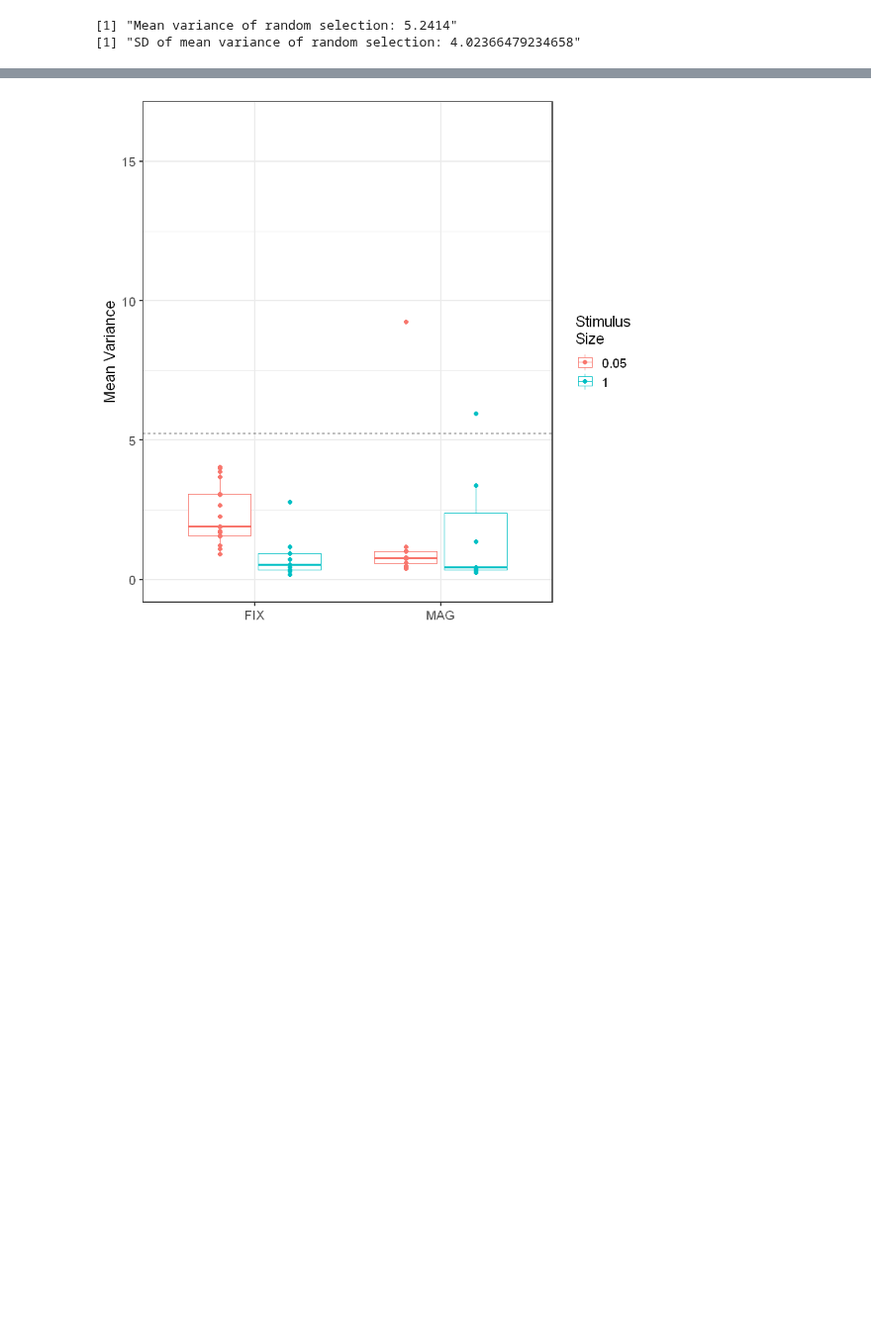
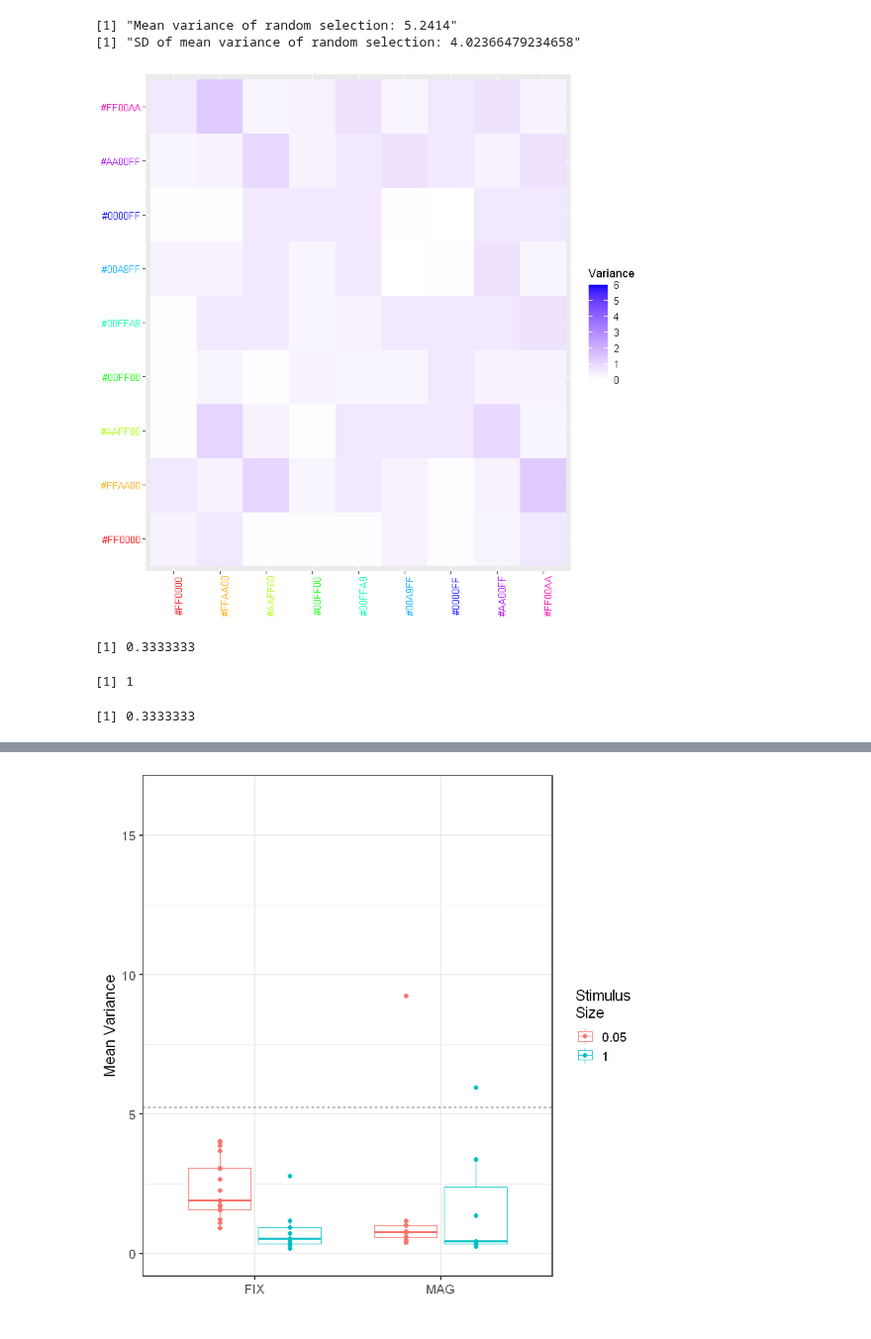
Before and after one commit to ArielZJ/Precision-Phenomenology-Data-Analysis, a Jupyter notebook: Fovea vs. Periphery Color Similarity Pilot Analysis - 2stim Analysis.ipynb, the cells around one changed output, grey strips where cells are left out. Shown at 99% size. Cells and saved outputs as stored; diff of their text form; code cells hidden in the pictures; blank space fills up the shorter version.

Commit message:
Updating visualisations

```diff
--- a/Fovea vs. Periphery Color Similarity Pilot Analysis - 2stim Analysis.ipynb
+++ b/Fovea vs. Periphery Color Similarity Pilot Analysis - 2stim Analysis.ipynb
@@ -1625,7 +1625,3 @@ var.color <- function(df,diagnose=FALSE){
 
     return(var.mean)
 }
-# %%
-# TESTING PURPOSES - REMOVE
-mag.df <- subset(cleandf, peripheral_scale != 1)
-mag.df.avg <- group.dissim(mag.df)
@@ -1641,9 +1627,0 @@ test.mat <- group.mat.median(test.mats.var)
-# %%
-# calculate the mean variance for each color for plotting purposes
-plot.full.mean.var <- function(mat){
-    data <- melt(mat)
-    colnames(data) <- c('color1.eccen1','color2.eccen2','var')
-
-    return(data)
-}
-plot.full.mean.var(test.mat)
@@ -1700,3 +1650,31 @@ head(var.data)
+# %%
+# calculate the mean variance for each color for plotting purposes
+fig6bc <- function(df,name){
+    # convert the data
+    mats <- dissimgroup2matlist(df)
+    mats.var <- full2var.mats(mats)
+    mat <- group.mat.median(mats.var)
+
+
+    data <- melt(mat)
+    colnames(data) <- c('color1.eccen1','color2.eccen2','Variance')
+
+    plot <- ggplot(data, aes(x = color1.eccen1, y = color2.eccen2)) +
+                    geom_raster(aes(fill = Variance)) +
+                    scale_fill_gradientn(colours = c("white","blue"),
+                                    limits=c(0,6),
+                                    #breaks=c(0,1,2,3,4,5,6,7)
+                                        ) +
+                    # colours
+                   theme(axis.text.x = element_text(colour=colors,angle=90),
+                          axis.text.y = element_text(colour=colors),
+                          axis.title.x = element_blank(), axis.title.y = element_blank(),
+                          plot.title = element_text(hjust = 0.5)) +
+                    scale_colour_identity()
+
+    ggsave(name,plot,height=2.8,width=3.75)
+    return(plot)
+}
 # %%
 fig6d <- function(plot.df,rand.var.mu,histogram=FALSE){
 
@@ -1747,3 +1725,16 @@ print(paste("SD of mean variance of random selection:",rand.var.sd))
 # %% [output]
 [1] "Mean variance of random selection: 5.2414"
 [1] "SD of mean variance of random selection: 4.02366479234658"
+# %%
+mag.df <- subset(cleandf, peripheral_scale != 1)
+fig6bc(mag.df,name='fig6b.png')
+# %% [output]
+[figure, added]
+# %%
+var(c(0,1,0))
+var(c(2,1,3))
+var(c(7,6,7))
+# %% [output]
+[1] 0.3333333
+[1] 1
+[1] 0.3333333
```
Also changed, not shown: parts of 7 cells of this notebook, 2 other files.
